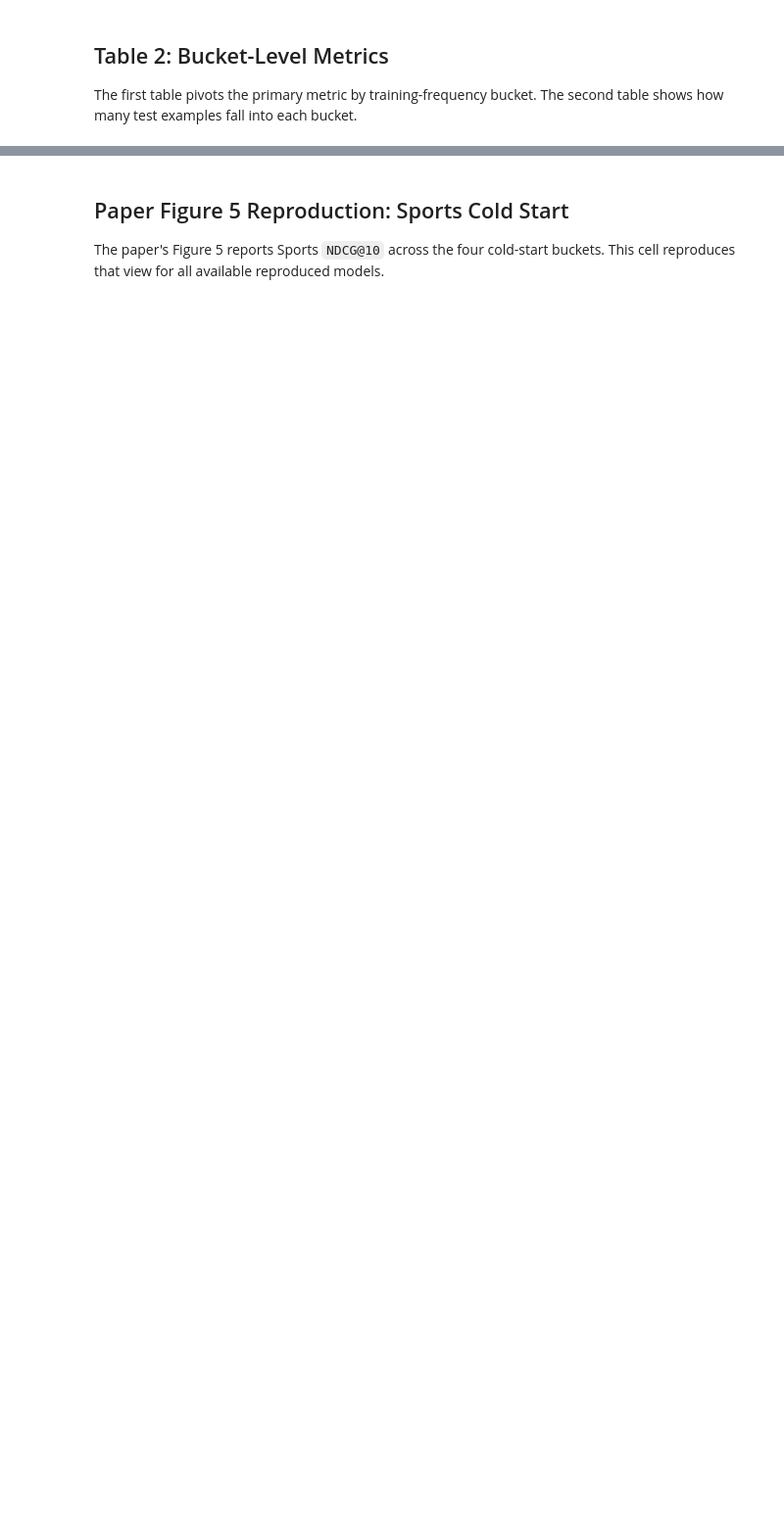
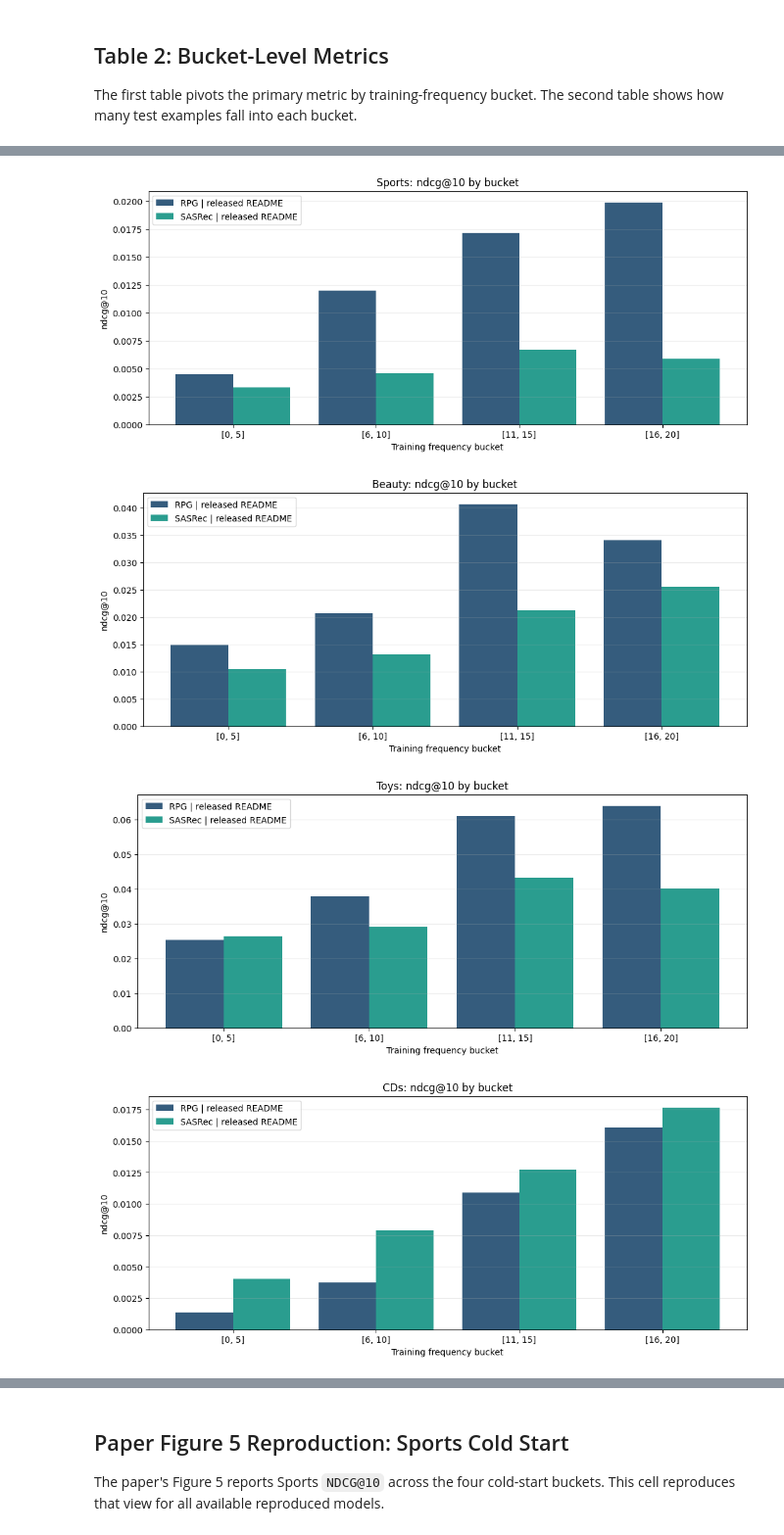
Before and after one commit to NiccoloCase/RPG-uva, a Jupyter notebook: notebooks/cold_start_analysis.ipynb, the cells around one changed output, grey strips where cells are left out. Shown at 98% size. Drawn from its saved outputs; the diff is of its cells as text; code cells hidden in the pictures; blank space fills up the shorter version.

```diff
--- a/notebooks/cold_start_analysis.ipynb
+++ b/notebooks/cold_start_analysis.ipynb
@@ -76,6 +76,7 @@ DATASET_LABELS = {
 DATASET_ORDER = ["Sports", "Beauty", "Toys", "CDs"]
 MODEL_ORDER = ["RPG", "SASRec"]
 TRACK_ORDER = ["released README", "paper appendix", "legacy"]
+EXCLUDED_MODEL_TRACKS = {("RPG", "legacy")}
 # %%
 def _dataset_label(raw_value: str | None) -> str:
     if raw_value is None:
@@ -184,6 +185,15 @@ for source in ARTIFACT_SOURCES:
 all_runs = pd.DataFrame(run_rows)
 all_buckets = pd.DataFrame(bucket_rows)
 
+def _drop_excluded_model_tracks(frame: pd.DataFrame) -> pd.DataFrame:
+    if frame.empty:
+        return frame
+    excluded = frame.apply(lambda row: (row["model"], row["track"]) in EXCLUDED_MODEL_TRACKS, axis=1)
+    return frame.loc[~excluded].reset_index(drop=True)
+
+all_runs = _drop_excluded_model_tracks(all_runs)
+all_buckets = _drop_excluded_model_tracks(all_buckets)
+
 if all_runs.empty:
     joined_roots = "\n".join(f"{source['model']}: {source['root']}" for source in ARTIFACT_SOURCES)
     print(f"No cold_start_summary.json files found under:\n{joined_roots}")
@@ -267,55 +313,56 @@ else:
     datasets = [name for name in DATASET_ORDER if name in set(latest_buckets["dataset"])]
     if not datasets:
         datasets = sorted(set(latest_buckets["dataset"]))
-    figure, axes = plt.subplots(len(datasets), 1, figsize=(12, 3.8 * len(datasets)), constrained_layout=True)
-    if len(datasets) == 1:
-        axes = [axes]
 
     color_map = {
         "RPG | released README": "#355C7D",
         "RPG | paper appendix": "#C06C84",
-        "RPG | legacy": "#6C5B7B",
         "SASRec | released README": "#2A9D8F",
         "SASRec | paper appendix": "#E9C46A",
         "SASRec | legacy": "#A8DADC",
     }
 
-    for axis, dataset in zip(axes, datasets):
+    for dataset in datasets:
         frame = latest_buckets[latest_buckets["dataset"] == dataset].copy()
         buckets = frame.sort_values("bucket_min_count")["bucket_range"].drop_duplicates().tolist()
         series = (
             frame[["model", "track_label"]]
             .drop_duplicates()
             .sort_values(["model", "track_label"], key=lambda col: col)
             .apply(lambda row: f"{row['model']} | {row['track_label']}", axis=1)
             .tolist()
         )
         series = [label for label in series if label.split(" | ")[0] in MODEL_ORDER]
         x = np.arange(len(buckets), dtype=float)
         width = 0.8 / max(len(series), 1)
+        figure, axis = plt.subplots(figsize=(10.5, 4.5), constrained_layout=True)
 
         for index, label in enumerate(series):
             model, track = label.split(" | ", 1)
             series_frame = frame[(frame["model"] == model) & (frame["track_label"] == track)].sort_values("bucket_min_count")
             values = [
                 float(series_frame.loc[series_frame["bucket_range"] == bucket, PRIMARY_METRIC].iloc[0])
                 if not series_frame.loc[series_frame["bucket_range"] == bucket, PRIMARY_METRIC].empty
                 else np.nan
                 for bucket in buckets
             ]
             offsets = x - 0.4 + width / 2 + index * width
             axis.bar(offsets, values, width=width, label=label, color=color_map.get(label, None))
 
-        axis.set_title(dataset)
+        axis.set_title(f"{dataset}: {PRIMARY_METRIC} by bucket")
         axis.set_xlabel("Training frequency bucket")
         axis.set_ylabel(PRIMARY_METRIC)
         axis.set_xticks(x)
         axis.set_xticklabels(buckets)
         axis.grid(axis="y", alpha=0.25)
         axis.set_ylim(bottom=0)
         axis.legend(loc="upper left")
-
-    plt.show()
+        plt.show()
+# %% [output]
+[figure, added]
+[figure, added]
+[figure, added]
+[figure, added]
 # %% [markdown]
 ## Plot 2: Test Example Counts by Bucket
 
```
Also changed, not shown: parts of 9 cells of this notebook, 9 other files.
